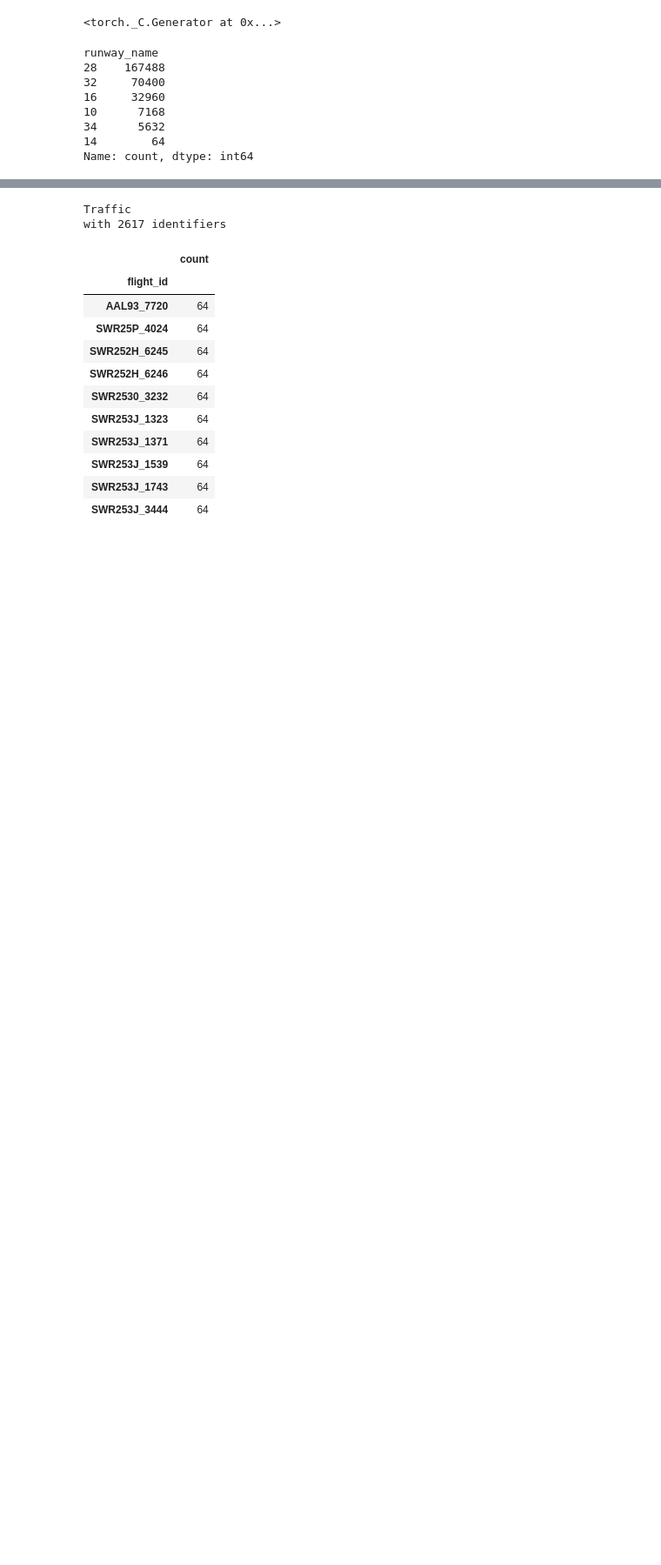
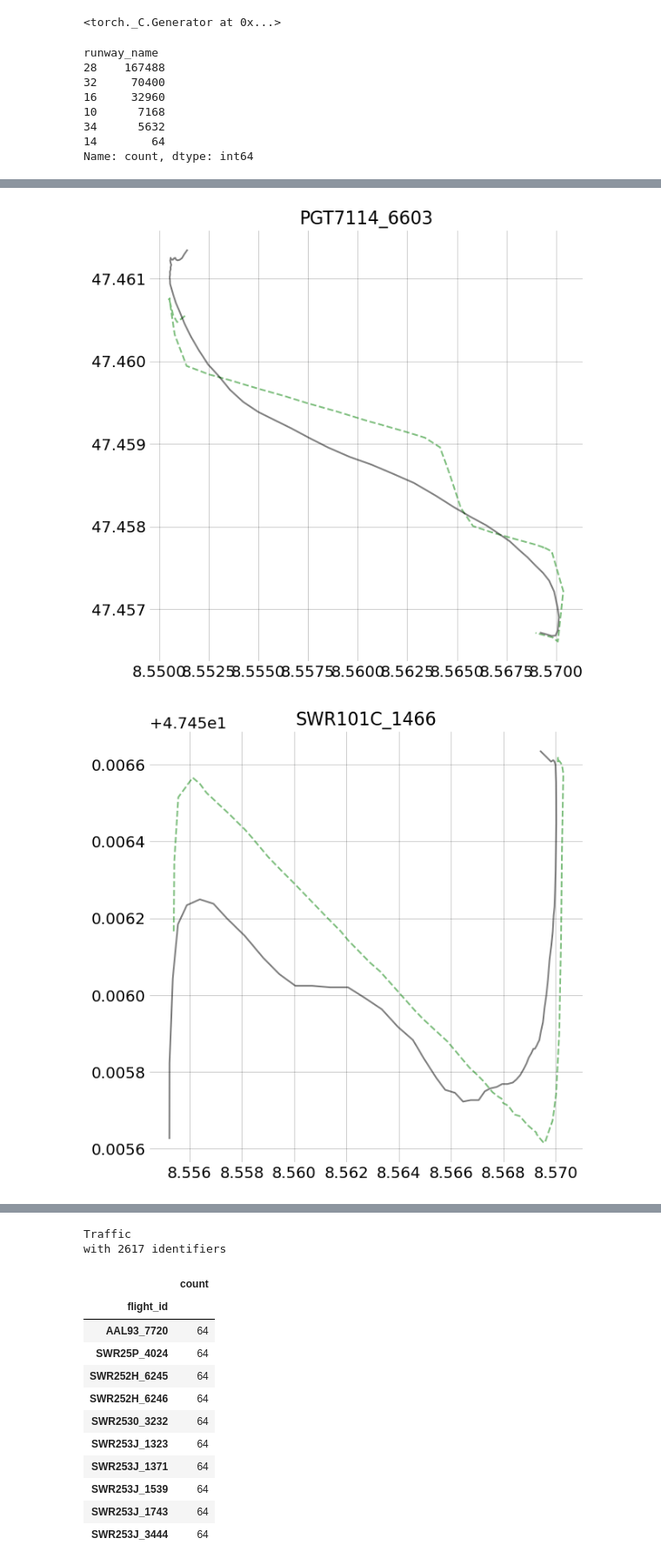
Before and after one commit to arthurlaquieze/artefact, a Jupyter notebook: test.ipynb, the cells around one changed output, grey strips where cells are left out. Shown at 87% size. Cells and saved outputs as stored; diff of their text form; code cells hidden in the pictures; blank space fills up the shorter version.

```diff
--- a/test.ipynb
+++ b/test.ipynb
@@ -194,3 +285,5 @@ def train(
         model,
         {"loss": loss_evolution, "re_loss": re_evolution, "kl_loss": kl_evolution},
     )
+# %%
+flight_selection = ["SWR641U_4038", "SWR101C_1466", "THY4341_6440", "PGT7114_6603", "SWR1326_6227"]
@@ -225,0 +433,5 @@ decoder Sequential(
+# %%
+plot_reconstruction(flight_selection, t_f, model, show_plots=True)
+# %% [output]
+[figure, added]
+[figure, added]
```
Also changed, not shown: parts of 19 cells of this notebook, 3 other files.
